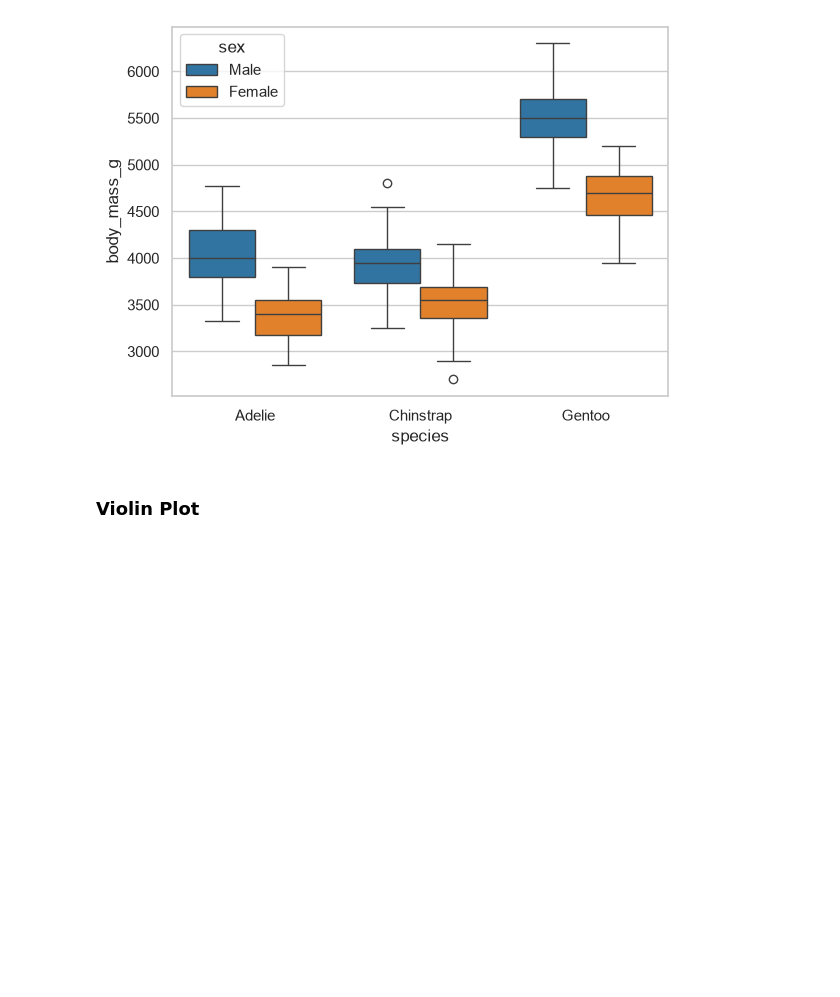
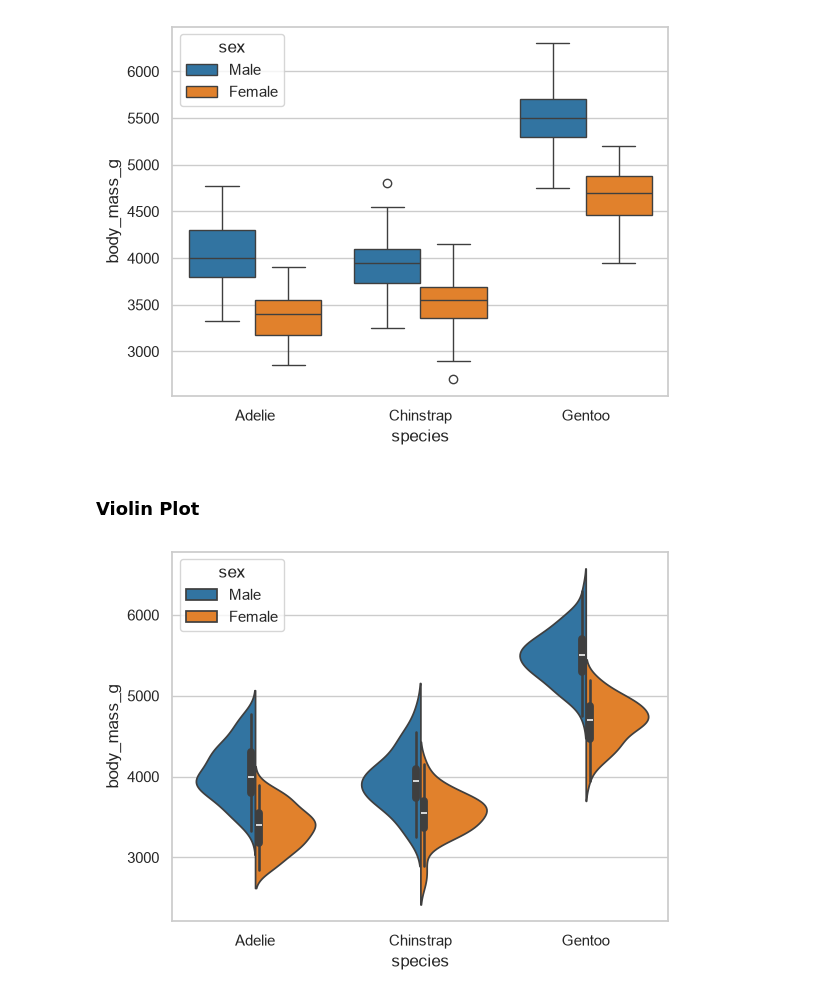
Before and after one commit to TasbihMohammed/Data-Visualization-Practice, a Jupyter notebook: Seaborn/Seaborn_Tutorial_Practice.ipynb, the cells around one changed output. Cells and saved outputs as stored; diff of their text form; code cells hidden in the pictures; blank space fills up the shorter version.

Commit message:
Add violin,kde,Rug,Pair Plots

```diff
--- a/Seaborn/Seaborn_Tutorial_Practice.ipynb
+++ b/Seaborn/Seaborn_Tutorial_Practice.ipynb
@@ -138,3 +138,10 @@ plt.show()
 [figure]
 # %% [markdown]
 ### **Violin Plot**
+# %%
+# kde : kernel density estimate, a way to visualize the distribution of data
+# split : if True, separate the violins for each level of the hue variable
+sns.violinplot(data=penguins, x='species', y='body_mass_g', hue='sex', split=True)
+plt.show()
+# %% [output]
+[figure, added]
```
Also changed, not shown: parts of 11 cells of this notebook.
